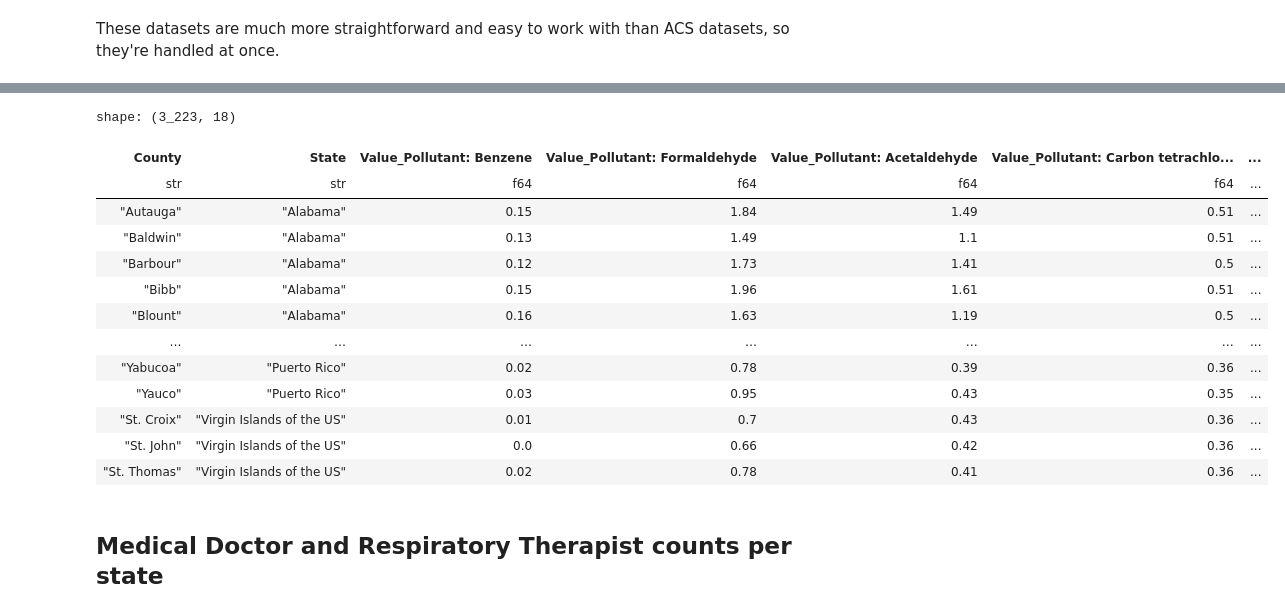
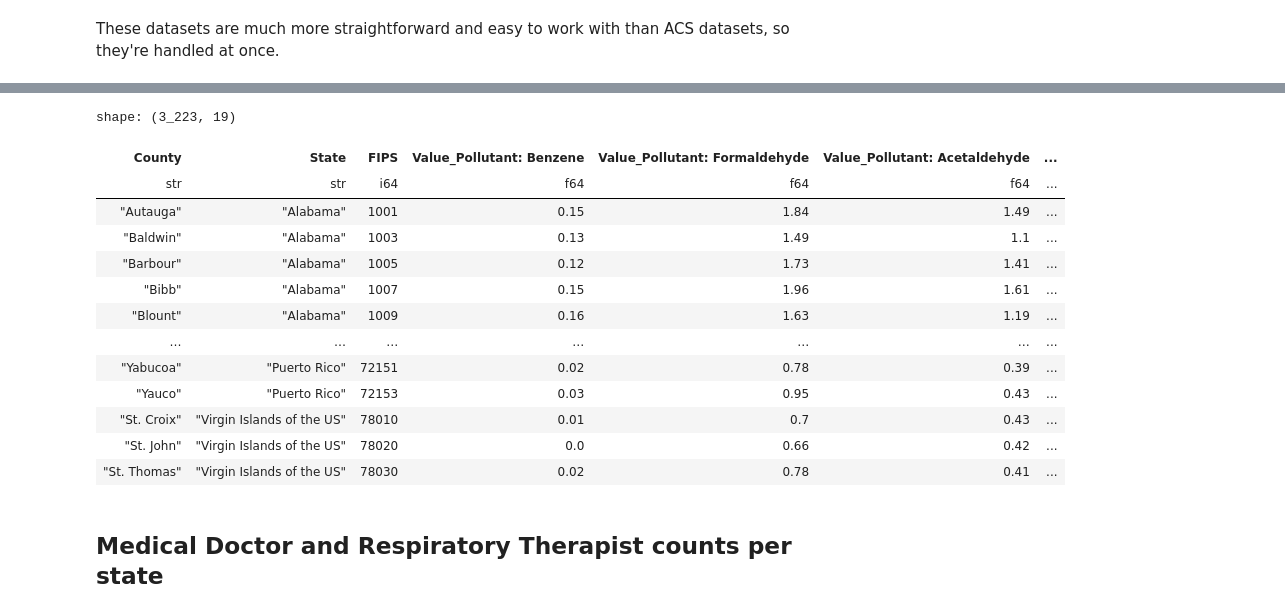
Before and after one commit to MustafaBerkPolat/asthma-2019, a Jupyter notebook: Data Cleaning.ipynb, the cells around one changed output, grey strips where cells are left out. Saved outputs shown, nothing was run; the diff lists cells and outputs as text; code cells hidden in the pictures.

```diff
--- a/Data Cleaning.ipynb
+++ b/Data Cleaning.ipynb
@@ -522,16 +564,16 @@ df_clean['5yr_public_insurance'].columns
 # Rather than trying to brute force appropriate names for the columns here, it's easier to just erase the redundant prefixes and reformat
 # the !! separations into something easier to read
 
-prefix_to_remove_private = 'Estimate!!Percent Private Coverage!!Civilian noninstitutionalized population!!'
+prefix_to_remove = 'Estimate!!'
 
 rename_map_private = {}
 
 for col in df_clean['5yr_private_insurance'].columns:
     # Checking if the column starts with the specific prefix, to avoid messing up the geography name
-    if col.startswith(prefix_to_remove_private):
+    if col.startswith(prefix_to_remove):
 
         # Removing the prefix
-        new_name = col.replace(prefix_to_remove_private, '', 1)
+        new_name = col.replace(prefix_to_remove, '', 1)
 
         # Replacing the remaining '!!' with ' => '
         new_name = new_name.replace('!!', ' => ')
@@ -547,14 +589,12 @@ print(df_clean['5yr_private_insurance'].columns[:5])
 
 ############################################################################
 
-prefix_to_remove_public = 'Estimate!!Percent Public Coverage!!'
-
 rename_map_public = {}
 
 for col in df_clean['5yr_public_insurance'].columns:
-    if col.startswith(prefix_to_remove_public):
+    if col.startswith(prefix_to_remove):
 
-        new_name = col.replace(prefix_to_remove_public, '', 1)
+        new_name = col.replace(prefix_to_remove, '', 1)
 
         new_name = new_name.replace('!!', ' => ')
 
@@ -619,24 +658,26 @@ These datasets are much more straightforward and easy to work with than ACS data
 
 df_clean['asthma_hospitalization'] = df_raw['asthma_hospitalization'].rename(
     {'Value': 'Age-adjusted Hospitalization Rate for Asthma per 10,000 People',
-    'Data Comment': 'Hospitalization Comment'})
+    'Data Comment': 'Hospitalization Comment',
+    'CountyFIPS': 'FIPS'})
 
 df_clean['emergency_asthma'] = df_raw['emergency_asthma'].rename(
     {'Value': 'Age-adjusted ER Visit Rate for Asthma per 10,000 People',
-    'Data Comment': 'ER Visit Comment'})
+    'Data Comment': 'ER Visit Comment',
+    'CountyFIPS': 'FIPS'})
 # %%
 # Dropping the redundant columns and reordering the remainder.
 
 df_clean['asthma_hospitalization'] = df_clean['asthma_hospitalization'].select(
 'County',
 'State',
-pl.exclude(['County', 'State']).exclude('StateFIPS', 'CountyFIPS', 'Year', '')
+pl.exclude(['County', 'State']).exclude('StateFIPS', 'Year', '')
 )
 
 df_clean['emergency_asthma'] = df_clean['emergency_asthma'].select(
 'County',
 'State',
-pl.exclude(['County', 'State']).exclude('StateFIPS', 'CountyFIPS', 'Year', '')
+pl.exclude(['County', 'State']).exclude('StateFIPS', 'Year', '')
 )
 # %%
 df_clean['emergency_asthma']
@@ -658,45 +699,48 @@ shape: (1_614, 4)
 # %%
 # Converting the asthma dataframe's columns into floats
 
-text_cols = ['State', 'County', 'Hospitalization Comment']
+text_cols = ['State', 'County', 'Hospitalization Comment', 'FIPS']
 
 df_clean['asthma_hospitalization'] = convert_to_float(df_clean['asthma_hospitalization'], text_cols)
 
 ######################
 
-text_cols = ['State', 'County', 'ER Visit Comment']
+text_cols = ['State', 'County', 'ER Visit Comment', 'FIPS']
 
 df_clean['emergency_asthma'] = convert_to_float(df_clean['emergency_asthma'], text_cols)
 # %%
 # We will need to pivot the pollution dataframe since each pollutant has its own row,
 # but we want them to have their own columns
 
 # Limiting the list to the year 2019
-df_clean['pollution'] = df_raw['pollution'].filter(pl.col('Year')==2019)
+df_clean['pollution'] = (df_raw['pollution']
+                         .filter(pl.col('Year')==2019)
+                         .rename({'CountyFIPS': 'FIPS'})
+)
 
 df_clean['pollution'] = df_clean['pollution'].pivot(
     values=['Value', 'Data Comment'],
-    index=['County', 'State'],
+    index=['County', 'State', 'FIPS'],
     on='Pollutant'
 )
 
 # Checking the result
 df_clean['pollution']
 # %% [output]
-shape: (3_223, 18)
+shape: (3_223, 19)
-| County | State | Value_Pollutant: Benzene | Value_Pollutant: Formaldehyde | Value_Pollutant: Acetaldehyde | Value_Pollutant: Carbon tetrachlo... | ... |
-| str | str | f64 | f64 | f64 | f64 | ... |
-| "Autauga" | "Alabama" | 0.15 | 1.84 | 1.49 | 0.51 | ... |
-| "Baldwin" | "Alabama" | 0.13 | 1.49 | 1.1 | 0.51 | ... |
-| "Barbour" | "Alabama" | 0.12 | 1.73 | 1.41 | 0.5 | ... |
-| "Bibb" | "Alabama" | 0.15 | 1.96 | 1.61 | 0.51 | ... |
-| "Blount" | "Alabama" | 0.16 | 1.63 | 1.19 | 0.5 | ... |
+| County | State | FIPS | Value_Pollutant: Benzene | Value_Pollutant: Formaldehyde | Value_Pollutant: Acetaldehyde | ... |
+| str | str | i64 | f64 | f64 | f64 | ... |
+| "Autauga" | "Alabama" | 1001 | 0.15 | 1.84 | 1.49 | ... |
+| "Baldwin" | "Alabama" | 1003 | 0.13 | 1.49 | 1.1 | ... |
+| "Barbour" | "Alabama" | 1005 | 0.12 | 1.73 | 1.41 | ... |
+| "Bibb" | "Alabama" | 1007 | 0.15 | 1.96 | 1.61 | ... |
+| "Blount" | "Alabama" | 1009 | 0.16 | 1.63 | 1.19 | ... |
 | … | … | … | … | … | … | ... |
-| "Yabucoa" | "Puerto Rico" | 0.02 | 0.78 | 0.39 | 0.36 | ... |
-| "Yauco" | "Puerto Rico" | 0.03 | 0.95 | 0.43 | 0.35 | ... |
-| "St. Croix" | "Virgin Islands of the US" | 0.01 | 0.7 | 0.43 | 0.36 | ... |
-| "St. John" | "Virgin Islands of the US" | 0.0 | 0.66 | 0.42 | 0.36 | ... |
-| "St. Thomas" | "Virgin Islands of the US" | 0.02 | 0.78 | 0.41 | 0.36 | ... |
+| "Yabucoa" | "Puerto Rico" | 72151 | 0.02 | 0.78 | 0.39 | ... |
+| "Yauco" | "Puerto Rico" | 72153 | 0.03 | 0.95 | 0.43 | ... |
+| "St. Croix" | "Virgin Islands of the US" | 78010 | 0.01 | 0.7 | 0.43 | ... |
+| "St. John" | "Virgin Islands of the US" | 78020 | 0.0 | 0.66 | 0.42 | ... |
+| "St. Thomas" | "Virgin Islands of the US" | 78030 | 0.02 | 0.78 | 0.41 | ... |
 # %%
 # Combining the directly asthma-related datasets and deleting the individual ones from memory to avoid clutter
 
```
Also changed, not shown: parts of 54 cells of this notebook, 3 other files.
